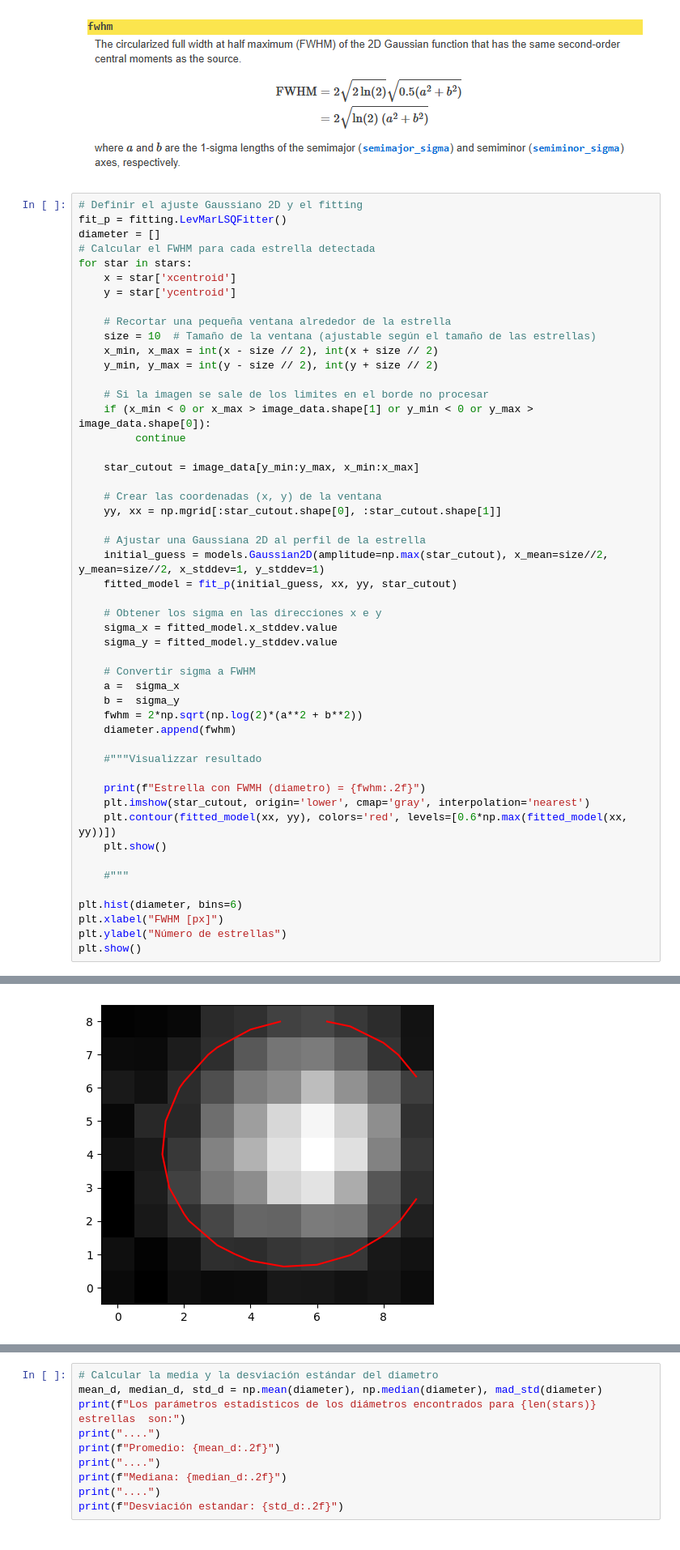
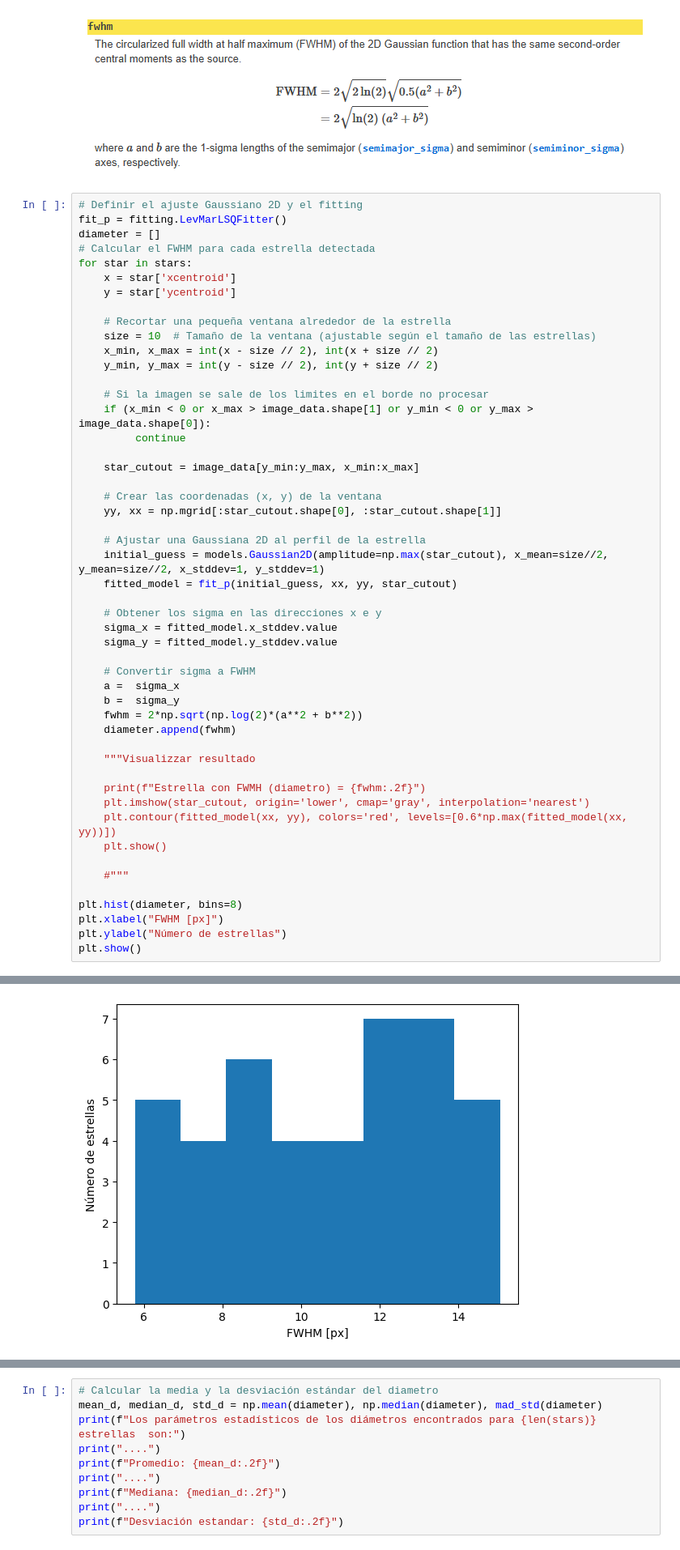
Before and after one commit to juagudeloo/Seeing-OAN, a Jupyter notebook: Eduardo_field_stars_diameter.ipynb, the cells around one changed output, grey strips where cells are left out. Shown at 81% size. Cells and saved outputs as stored; diff of their text form.

Commit message:
eduardo_stars_diameter

```diff
--- a/Eduardo_field_stars_diameter.ipynb
+++ b/Eduardo_field_stars_diameter.ipynb
@@ -175,7 +158,7 @@ for star in stars:
     fwhm = 2*np.sqrt(np.log(2)*(a**2 + b**2))
     diameter.append(fwhm)
 
-    #"""Visualizzar resultado
+    """Visualizzar resultado
 
     print(f"Estrella con FWMH (diametro) = {fwhm:.2f}")
     plt.imshow(star_cutout, origin='lower', cmap='gray', interpolation='nearest')
@@ -184,7 +167,7 @@ for star in stars:
 
     #"""
 
-plt.hist(diameter, bins=6)
+plt.hist(diameter, bins=8)
 plt.xlabel("FWHM [px]")
 plt.ylabel("Número de estrellas")
 plt.show()
@@ -193 +175 @@ Estrella con FWMH (diametro) = 9.04
-[figure, old version]
+[figure, new version]
```
Also changed, not shown: parts of 2 cells of this notebook.
